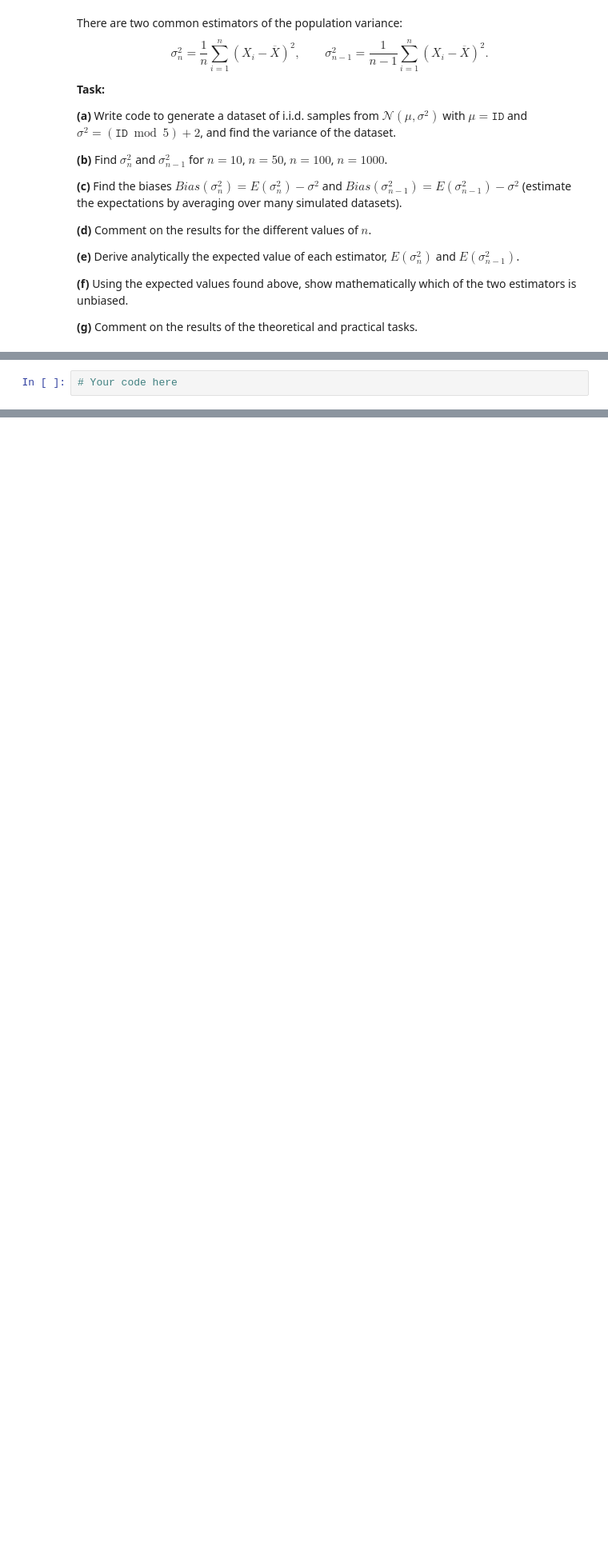
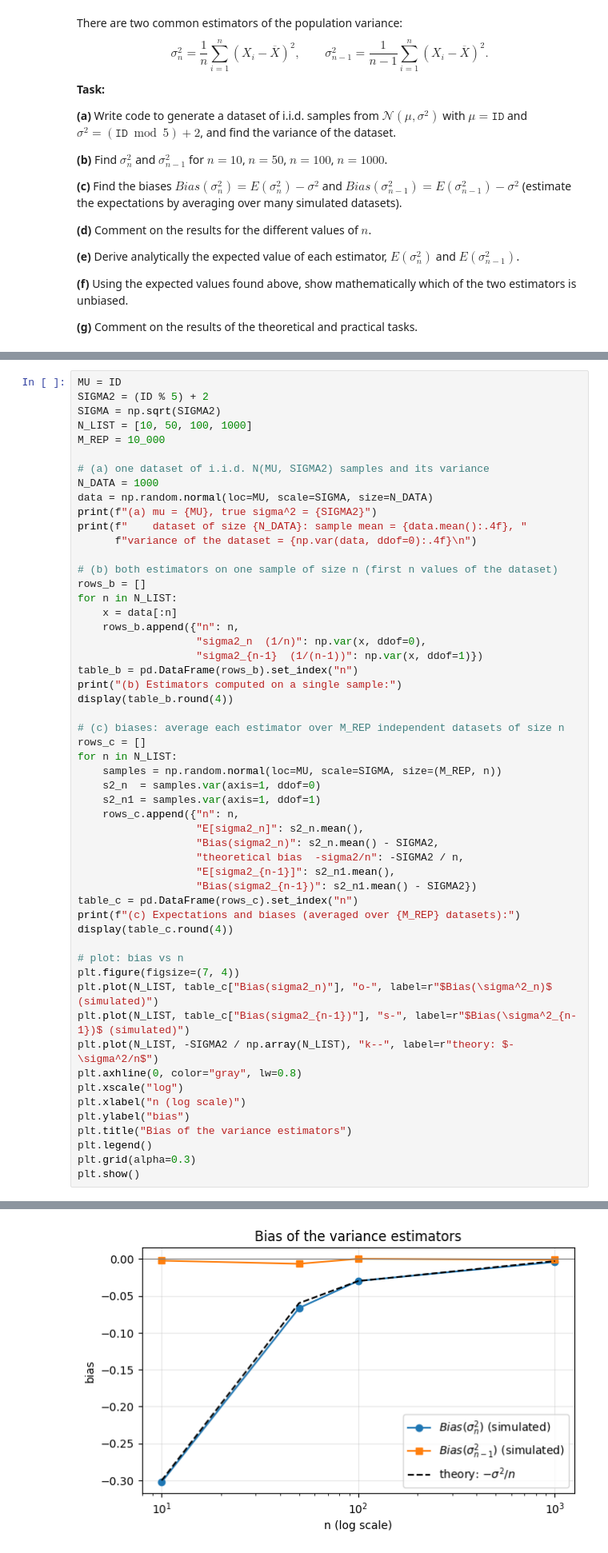
Before and after one commit to voskalo/Lab_3_Voskalo_Parkhomenko_Liubenchyk, a Jupyter notebook: team_x_lab3_template.ipynb, the cells around one changed output, grey strips where cells are left out. Shown at 80% size. Drawn from its saved outputs; the diff is of its cells as text; blank space fills up the shorter version.

```diff
--- a/team_x_lab3_template.ipynb
+++ b/team_x_lab3_template.ipynb
@@ -275,2 +326,55 @@ _Your derivations and discussion here._
 # %%
-# Your code here
+MU = ID
+SIGMA2 = (ID % 5) + 2
+SIGMA = np.sqrt(SIGMA2)
+N_LIST = [10, 50, 100, 1000]
+M_REP = 10_000
+
+# (a) one dataset of i.i.d. N(MU, SIGMA2) samples and its variance
+N_DATA = 1000
+data = np.random.normal(loc=MU, scale=SIGMA, size=N_DATA)
+print(f"(a) mu = {MU}, true sigma^2 = {SIGMA2}")
+print(f"    dataset of size {N_DATA}: sample mean = {data.mean():.4f}, "
+      f"variance of the dataset = {np.var(data, ddof=0):.4f}\n")
+
+# (b) both estimators on one sample of size n (first n values of the dataset)
+rows_b = []
+for n in N_LIST:
+    x = data[:n]
+    rows_b.append({"n": n,
+                   "sigma2_n  (1/n)": np.var(x, ddof=0),
+                   "sigma2_{n-1}  (1/(n-1))": np.var(x, ddof=1)})
+table_b = pd.DataFrame(rows_b).set_index("n")
+print("(b) Estimators computed on a single sample:")
+display(table_b.round(4))
+
+# (c) biases: average each estimator over M_REP independent datasets of size n
+rows_c = []
+for n in N_LIST:
+    samples = np.random.normal(loc=MU, scale=SIGMA, size=(M_REP, n))
+    s2_n  = samples.var(axis=1, ddof=0)
+    s2_n1 = samples.var(axis=1, ddof=1)
+    rows_c.append({"n": n,
+                   "E[sigma2_n]": s2_n.mean(),
+                   "Bias(sigma2_n)": s2_n.mean() - SIGMA2,
+                   "theoretical bias  -sigma2/n": -SIGMA2 / n,
+                   "E[sigma2_{n-1}]": s2_n1.mean(),
+                   "Bias(sigma2_{n-1})": s2_n1.mean() - SIGMA2})
+table_c = pd.DataFrame(rows_c).set_index("n")
+print(f"(c) Expectations and biases (averaged over {M_REP} datasets):")
+display(table_c.round(4))
+
+# plot: bias vs n
+plt.figure(figsize=(7, 4))
+plt.plot(N_LIST, table_c["Bias(sigma2_n)"], "o-", label=r"$Bias(\sigma^2_n)$ (simulated)")
+plt.plot(N_LIST, table_c["Bias(sigma2_{n-1})"], "s-", label=r"$Bias(\sigma^2_{n-1})$ (simulated)")
+plt.plot(N_LIST, -SIGMA2 / np.array(N_LIST), "k--", label=r"theory: $-\sigma^2/n$")
+plt.axhline(0, color="gray", lw=0.8)
+plt.xscale("log")
+plt.xlabel("n (log scale)")
+plt.ylabel("bias")
+plt.title("Bias of the variance estimators")
+plt.legend()
+plt.grid(alpha=0.3)
+plt.show()
+# %% [output]
@@ -277,3 +398,4 @@ _Your derivations and discussion here._
+[figure, added]
 # %% [markdown]
 #### Conclusion
 
```
Also changed, not shown: parts of 4 cells of this notebook.
